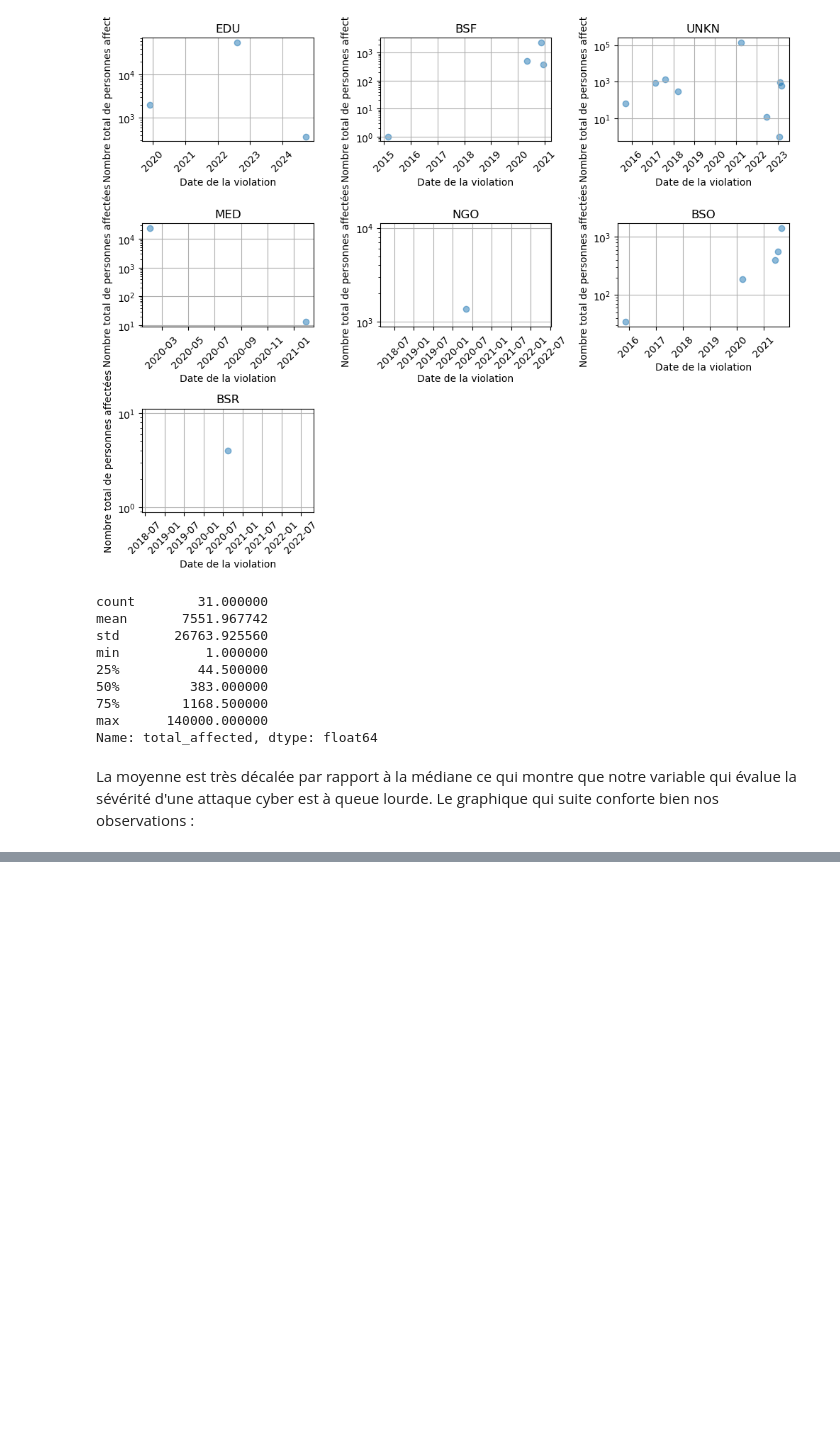
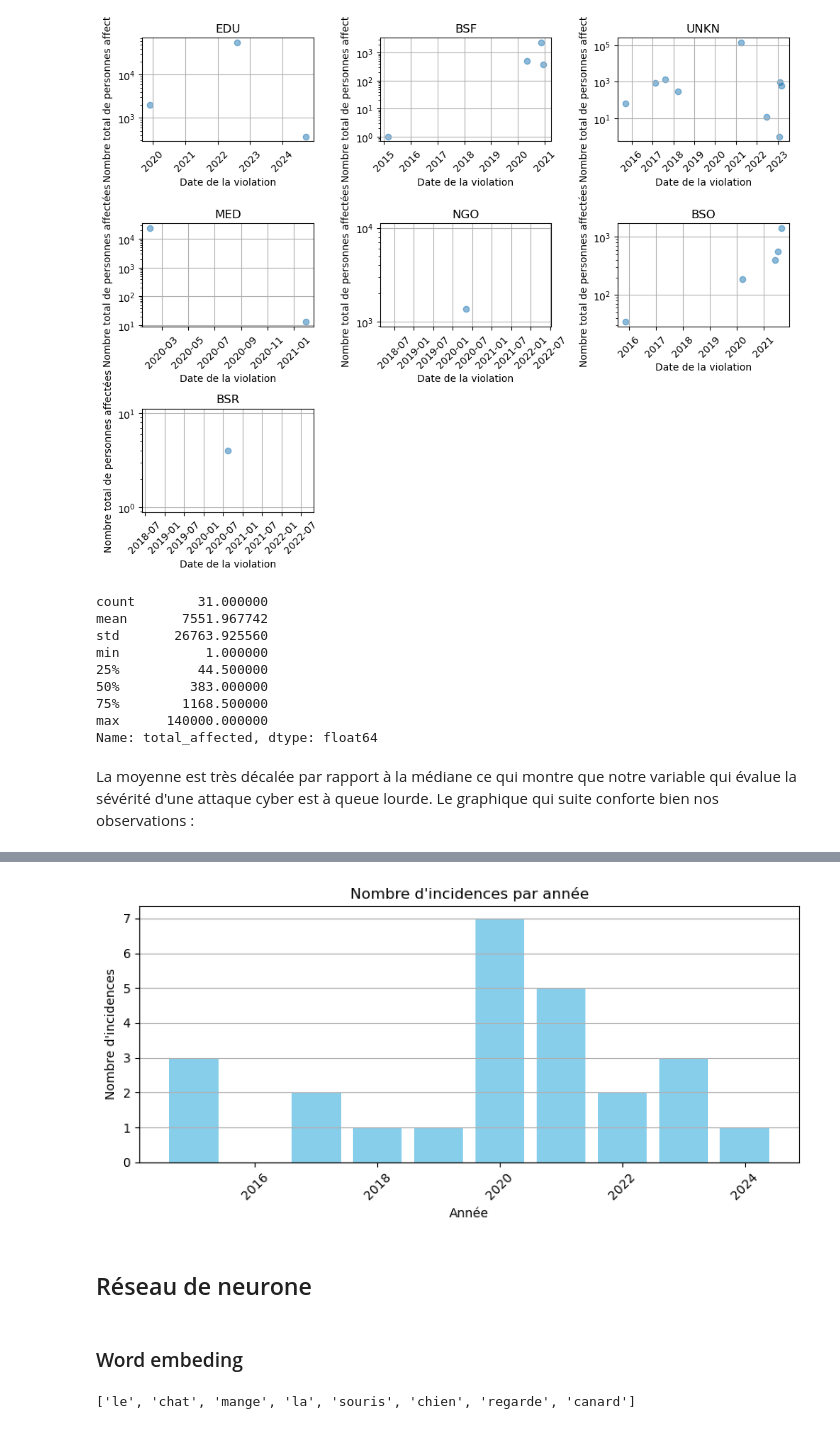
Before and after one commit to fdountiozaboue/NEXIALOG_STAGE, a Jupyter notebook: NLP.ipynb, the cells around one changed output, grey strips where cells are left out. Saved outputs shown, nothing was run; the diff lists cells and outputs as text; code cells hidden in the pictures; blank space fills up the shorter version.

Commit message:
update word embedding

```diff
--- a/NLP.ipynb
+++ b/NLP.ipynb
@@ -150,0 +231,27 @@ df['organization_type'].hist()
+# %%
+
+# Extraire l'année
+df_filtré['year'] = df_filtré['breach_date'].dt.year
+
+# Compter les occurrences par année
+yearly_counts = df_filtré['year'].value_counts().sort_index()
+
+# Créer le graphique
+plt.figure(figsize=(8, 4))
+plt.bar(yearly_counts.index, yearly_counts.values, color='skyblue')
+
+# Ajouter les étiquettes
+plt.title("Nombre d'incidences par année")
+plt.xlabel("Année")
+plt.ylabel("Nombre d'incidences")
+
+plt.xticks(rotation=45)
+plt.grid(axis='y')
+plt.tight_layout()
+plt.show()
+# %% [output]
+[figure, added]
+# %% [markdown]
+## Réseau de neurone
+# %% [markdown]
+### Word embeding
@@ -150,0 +272,4 @@ df['organization_type'].hist()
+# %%
+vocabulary
+# %% [output]
+['le', 'chat', 'mange', 'la', 'souris', 'chien', 'regarde', 'canard']
```
Also changed, not shown: parts of 36 cells of this notebook, 1 other file.
